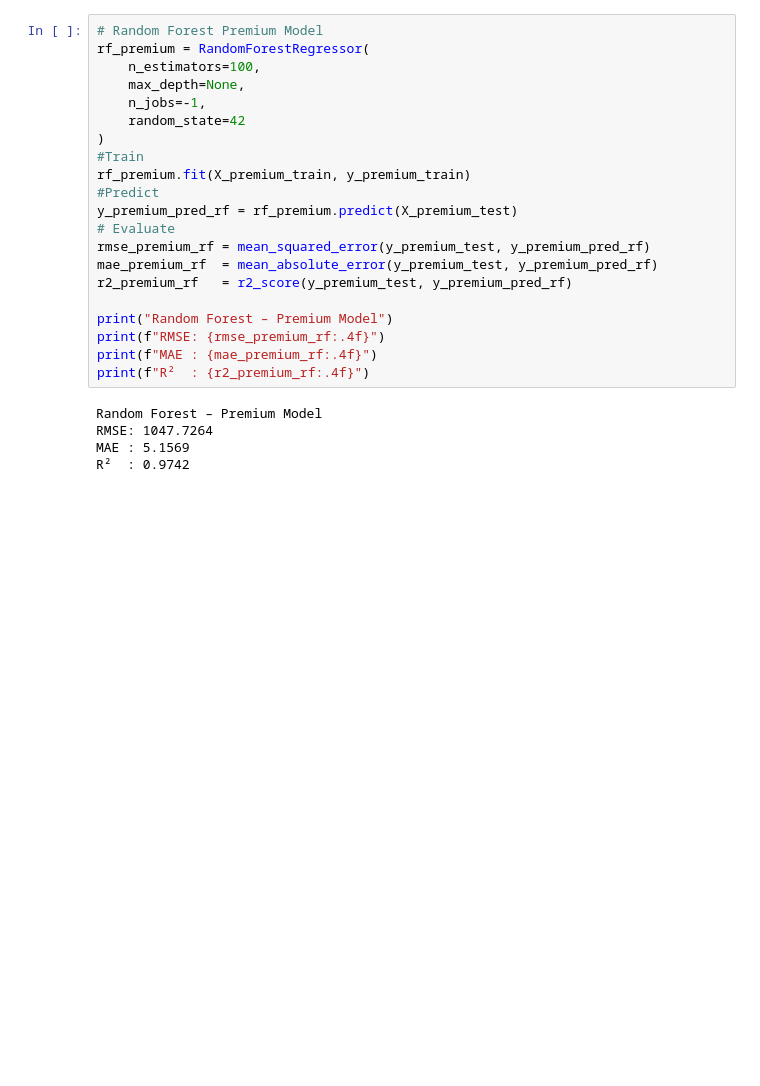
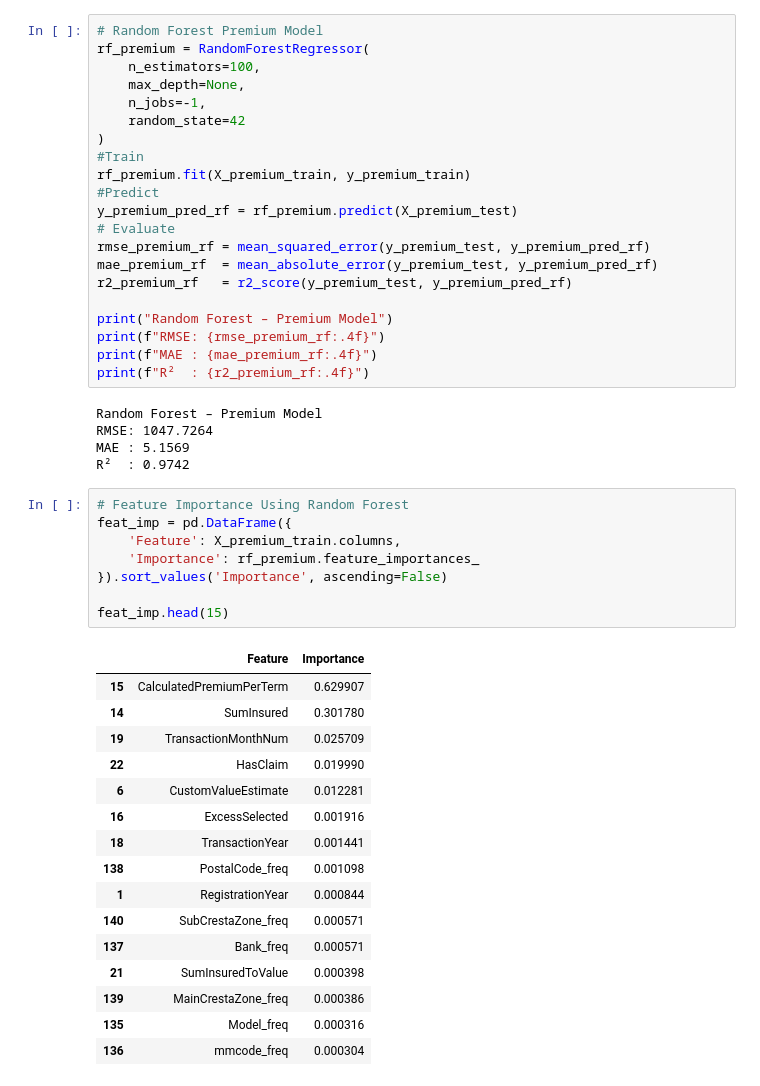
Before and after one commit to EstifanosTeklay/AlphaCareInsurance, a Jupyter notebook: notebooks/AcisEda.ipynb, the cells around one changed output. Drawn from its saved outputs; the diff is of its cells as text; blank space fills up the shorter version.

```diff
--- a/notebooks/AcisEda.ipynb
+++ b/notebooks/AcisEda.ipynb
@@ -740,3 +740,28 @@ Random Forest – Premium Model
 RMSE: 1047.7264
 MAE : 5.1569
 R²  : 0.9742
+# %%
+# Feature Importance Using Random Forest
+feat_imp = pd.DataFrame({
+    'Feature': X_premium_train.columns,
+    'Importance': rf_premium.feature_importances_
+}).sort_values('Importance', ascending=False)
+
+feat_imp.head(15)
+# %% [output]
+|  | Feature | Importance |
+| 15 | CalculatedPremiumPerTerm | 0.629907 |
+| 14 | SumInsured | 0.301780 |
+| 19 | TransactionMonthNum | 0.025709 |
+| 22 | HasClaim | 0.019990 |
+| 6 | CustomValueEstimate | 0.012281 |
+| 16 | ExcessSelected | 0.001916 |
+| 18 | TransactionYear | 0.001441 |
+| 138 | PostalCode_freq | 0.001098 |
+| 1 | RegistrationYear | 0.000844 |
+| 140 | SubCrestaZone_freq | 0.000571 |
+| 137 | Bank_freq | 0.000571 |
+| 21 | SumInsuredToValue | 0.000398 |
+| 139 | MainCrestaZone_freq | 0.000386 |
+| 135 | Model_freq | 0.000316 |
+| 136 | mmcode_freq | 0.000304 |
```
Also changed, not shown: parts of 1 cell of this notebook.
